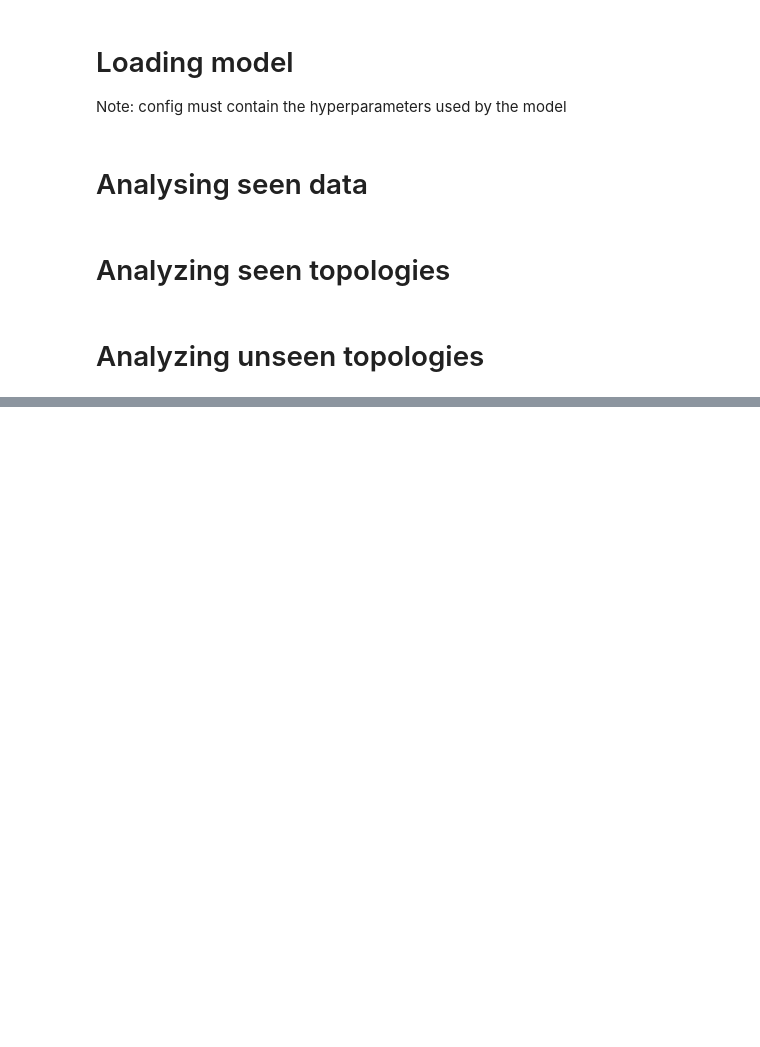
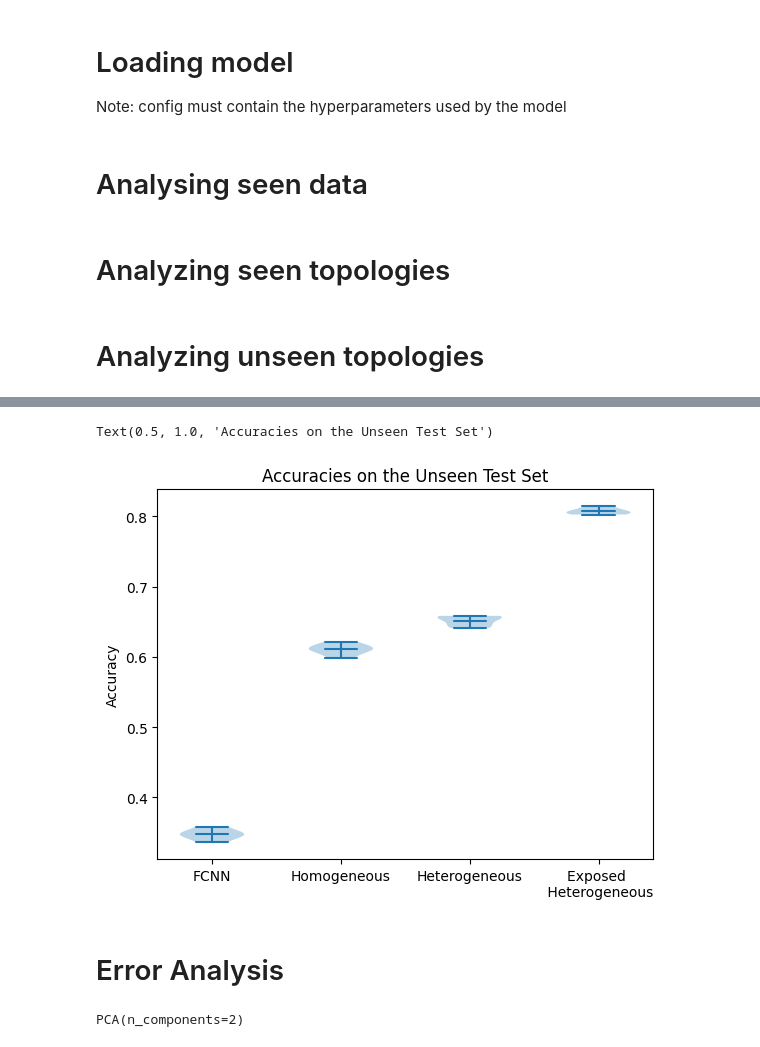
Before and after one commit to MatthijsdeJ/GNN_PN_Operation_MSc_Thesis, a Jupyter notebook: evaluation.ipynb, the cells around one changed output, grey strips where cells are left out. Drawn from its saved outputs; the diff is of its cells as text; code cells hidden in the pictures; blank space fills up the shorter version.

```diff
--- a/evaluation.ipynb
+++ b/evaluation.ipynb
@@ -165,0 +388,17 @@ figures['accuracy_per_label']
+# %%
+unseen_fcnn_accs = [0.3449386985224772, 0.3489468720528136, 0.34855391386356493, 0.3362150267211569, 0.35853505187048096]
+unseen_homo_accs = [0.6087708267840302, 0.6119930839358693, 0.5985539138635649, 0.6211097139264382, 0.6128575919522162]
+unseen_hetero_accs = [0.655297076391072, 0.6583621502672116, 0.657340458975165, 0.6452373467463062, 0.6411505815781201]
+exposed_hetero_accs = [0.8025778057214712, 0.8088651367494498, 0.8142879597610814, 0.8068217541653568, 0.803520905375668]
+
+plt.violinplot([unseen_fcnn_accs, unseen_homo_accs, unseen_hetero_accs, exposed_hetero_accs],
+              showmeans=True)
+plt.gca().set_xticks([1, 2, 3, 4])
+plt.gca().set_xticklabels(['FCNN', 'Homogeneous', 'Heterogeneous', 'Exposed \n Heterogeneous'])
+plt.ylabel('Accuracy')
+plt.title('Accuracies on the Unseen Test Set')
+# %% [output]
+Text(0.5, 1.0, 'Accuracies on the Unseen Test Set')
+[figure, added]
+# %% [markdown]
+# Error Analysis
@@ -165,0 +484,11 @@ figures['accuracy_per_label']
+# %%
+import numpy as np
+from sklearn.decomposition import PCA
+
+#X_size = 4000
+X = np.array([dp[0] for dp in datapoints])
+pca = PCA(n_components=2)
+pca.fit(X)
+PCA(n_components=2)
+# %% [output]
+PCA(n_components=2)
```
Also changed, not shown: parts of 36 cells of this notebook.
